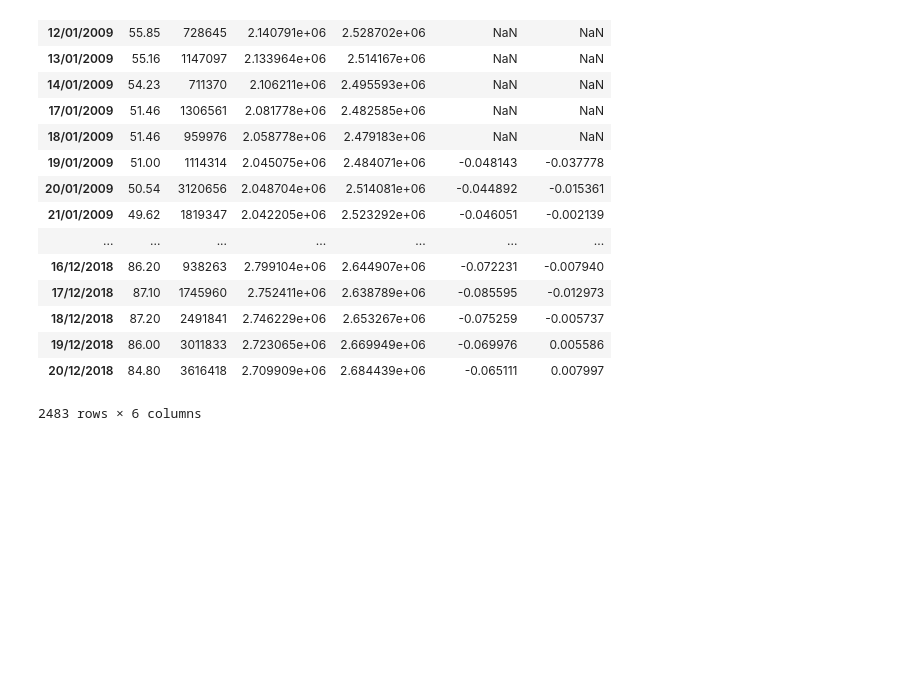
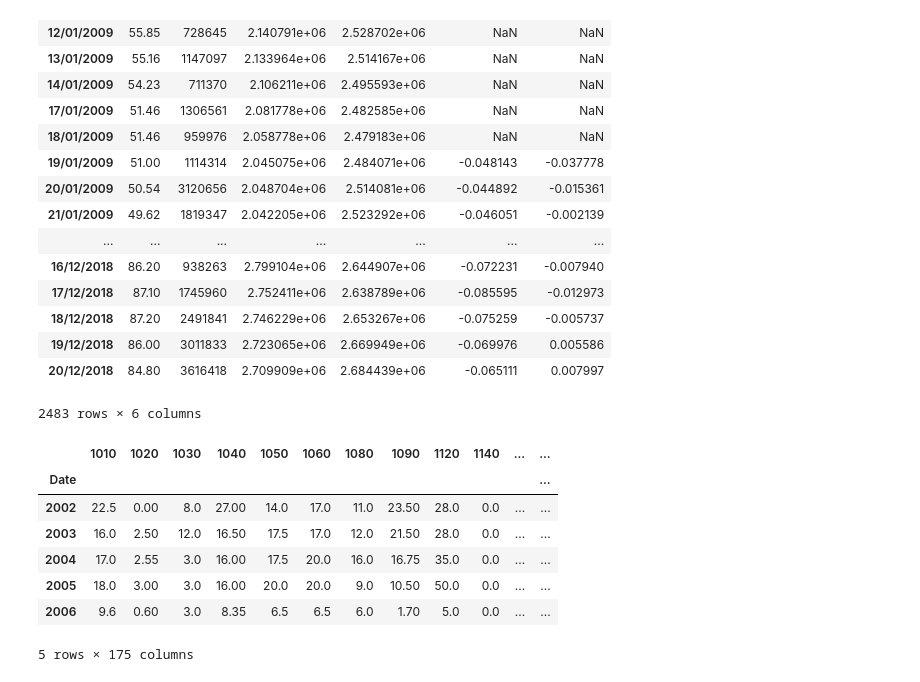
Before and after one commit to abonaser87/StocksHistoricalData, a Jupyter notebook: Untitled.ipynb, the cells around one changed output. Saved outputs shown, nothing was run; the diff lists cells and outputs as text; code cells hidden in the pictures; blank space fills up the shorter version.

```diff
--- a/Untitled.ipynb
+++ b/Untitled.ipynb
@@ -172,3 +172,16 @@ stock09
 | 19/12/2018 | 86.00 | 3011833 | 2.723065e+06 | 2.669949e+06 | -0.069976 | 0.005586 |
 | 20/12/2018 | 84.80 | 3616418 | 2.709909e+06 | 2.684439e+06 | -0.065111 | 0.007997 |
 2483 rows × 6 columns
+# %%
+div = pd.read_csv('divdend.csv',index_col='Date')
+# %%
+div.head()
+# %% [output]
+|  | 1010 | 1020 | 1030 | 1040 | 1050 | 1060 | 1080 | 1090 | 1120 | 1140 | ... | ... |
+| Date |  |  |  |  |  |  |  |  |  |  |  | ... |
+| 2002 | 22.5 | 0.00 | 8.0 | 27.00 | 14.0 | 17.0 | 11.0 | 23.50 | 28.0 | 0.0 | ... | ... |
+| 2003 | 16.0 | 2.50 | 12.0 | 16.50 | 17.5 | 17.0 | 12.0 | 21.50 | 28.0 | 0.0 | ... | ... |
+| 2004 | 17.0 | 2.55 | 3.0 | 16.00 | 17.5 | 20.0 | 16.0 | 16.75 | 35.0 | 0.0 | ... | ... |
+| 2005 | 18.0 | 3.00 | 3.0 | 16.00 | 20.0 | 20.0 | 9.0 | 10.50 | 50.0 | 0.0 | ... | ... |
+| 2006 | 9.6 | 0.60 | 3.0 | 8.35 | 6.5 | 6.5 | 6.0 | 1.70 | 5.0 | 0.0 | ... | ... |
+5 rows × 175 columns
```
Also changed, not shown: parts of 1 cell of this notebook, 11 other files.
